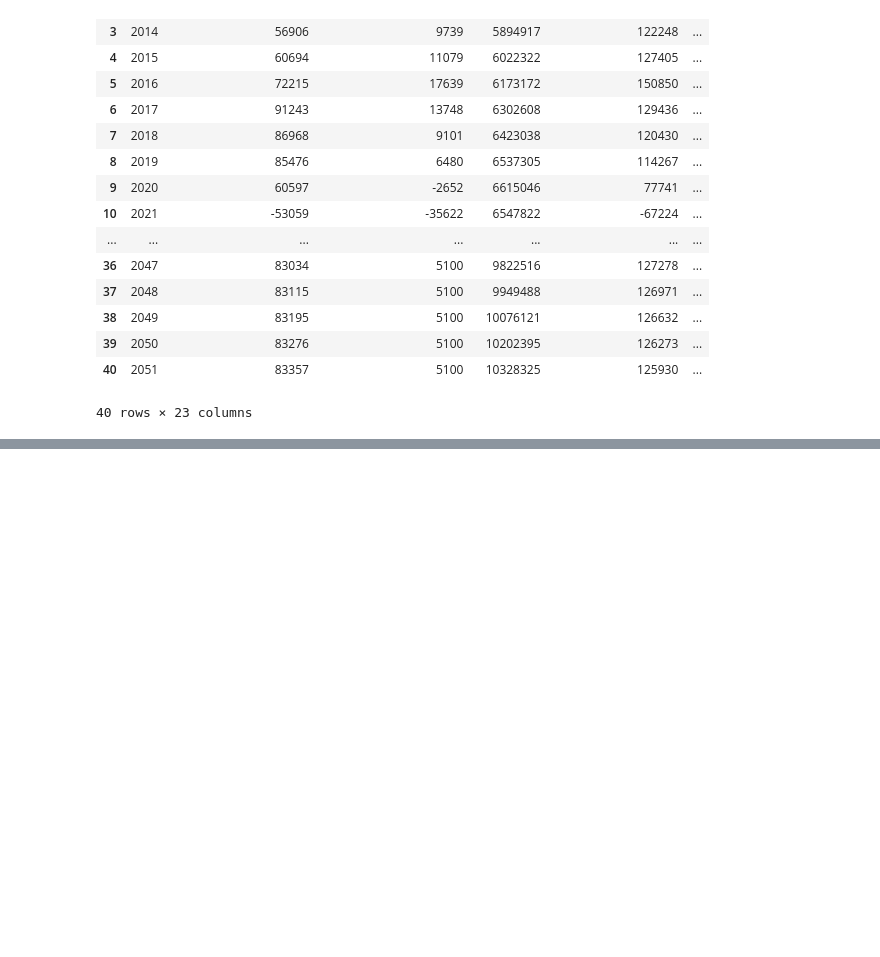
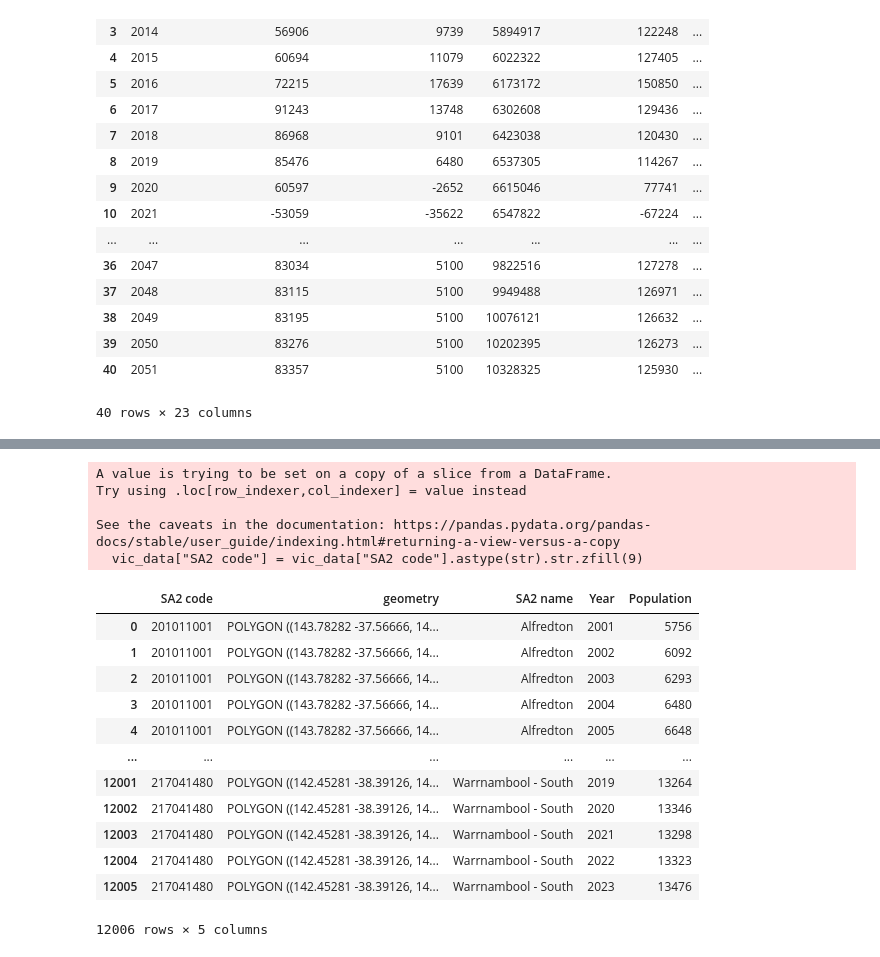
Before and after one commit to bicicow03/Group-Project-Real-Estate-Industry-Analysis, a Jupyter notebook: notebooks/population_preprocess.ipynb, the cells around one changed output, grey strips where cells are left out. Cells and saved outputs as stored; diff of their text form; code cells hidden in the pictures; blank space fills up the shorter version.

```diff
--- a/notebooks/population_preprocess.ipynb
+++ b/notebooks/population_preprocess.ipynb
@@ -152,0 +256,3 @@ population_data.to_csv('../data/processed/population/population_data.csv', index
+# %%
+#Only keep usefull variables
+vic_data = vic_data[["SA2 code", "SA2 name", "Year", "Population"]]
@@ -152,0 +275,38 @@ population_data.to_csv('../data/processed/population/population_data.csv', index
+# %%
+# Load shapefile
+shp_path = "../data/landing/boundaries/SA2_2021_AUST_GDA2020.shp"
+sa2 = gpd.read_file(shp_path)
+
+# Rename
+sa2 = sa2.rename(columns={"SA2_CODE21": "SA2 code"})
+
+sa2 = sa2[["SA2 code", "geometry"]]
+
+# Ensure SA2 codes are string with zero padding
+sa2["SA2 code"] = sa2["SA2 code"].astype(str).str.zfill(9)
+vic_data["SA2 code"] = vic_data["SA2 code"].astype(str).str.zfill(9)
+
+# Merge with census data
+gdf = sa2.merge(vic_data, on="SA2 code", how="inner")
+# %% [output]
+A value is trying to be set on a copy of a slice from a DataFrame.
+Try using .loc[row_indexer,col_indexer] = value instead
+
+See the caveats in the documentation: https://pandas.pydata.org/pandas-docs/stable/user_guide/indexing.html#returning-a-view-versus-a-copy
+  vic_data["SA2 code"] = vic_data["SA2 code"].astype(str).str.zfill(9)
+# %%
+gdf
+# %% [output]
+|  | SA2 code | geometry | SA2 name | Year | Population |
+| 0 | 201011001 | POLYGON ((143.78282 -37.56666, 14... | Alfredton | 2001 | 5756 |
+| 1 | 201011001 | POLYGON ((143.78282 -37.56666, 14... | Alfredton | 2002 | 6092 |
+| 2 | 201011001 | POLYGON ((143.78282 -37.56666, 14... | Alfredton | 2003 | 6293 |
+| 3 | 201011001 | POLYGON ((143.78282 -37.56666, 14... | Alfredton | 2004 | 6480 |
+| 4 | 201011001 | POLYGON ((143.78282 -37.56666, 14... | Alfredton | 2005 | 6648 |
+| ... | ... | ... | ... | ... | ... |
+| 12001 | 217041480 | POLYGON ((142.45281 -38.39126, 14... | Warrnambool - South | 2019 | 13264 |
+| 12002 | 217041480 | POLYGON ((142.45281 -38.39126, 14... | Warrnambool - South | 2020 | 13346 |
+| 12003 | 217041480 | POLYGON ((142.45281 -38.39126, 14... | Warrnambool - South | 2021 | 13298 |
+| 12004 | 217041480 | POLYGON ((142.45281 -38.39126, 14... | Warrnambool - South | 2022 | 13323 |
+| 12005 | 217041480 | POLYGON ((142.45281 -38.39126, 14... | Warrnambool - South | 2023 | 13476 |
+12006 rows × 5 columns
```
Also changed, not shown: parts of 11 cells of this notebook.
